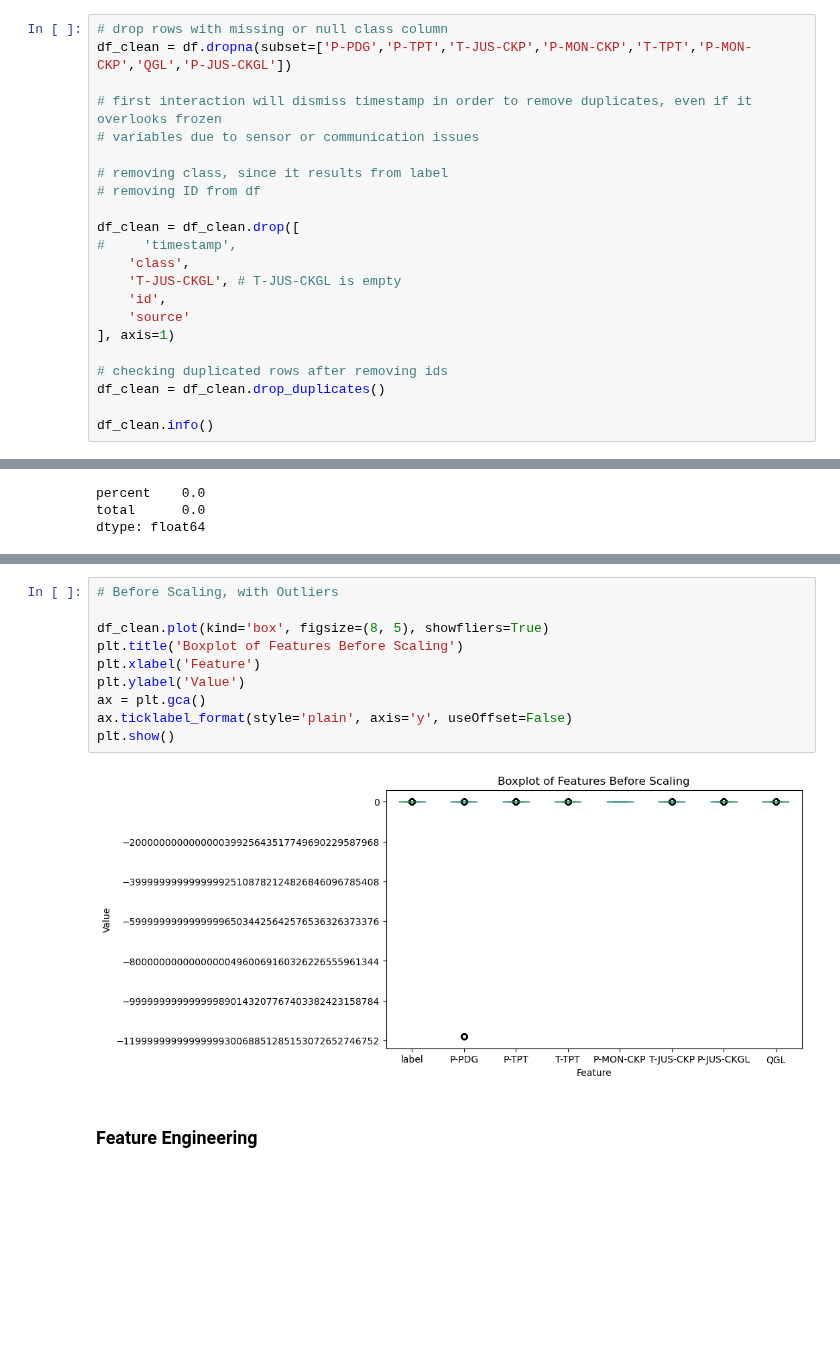
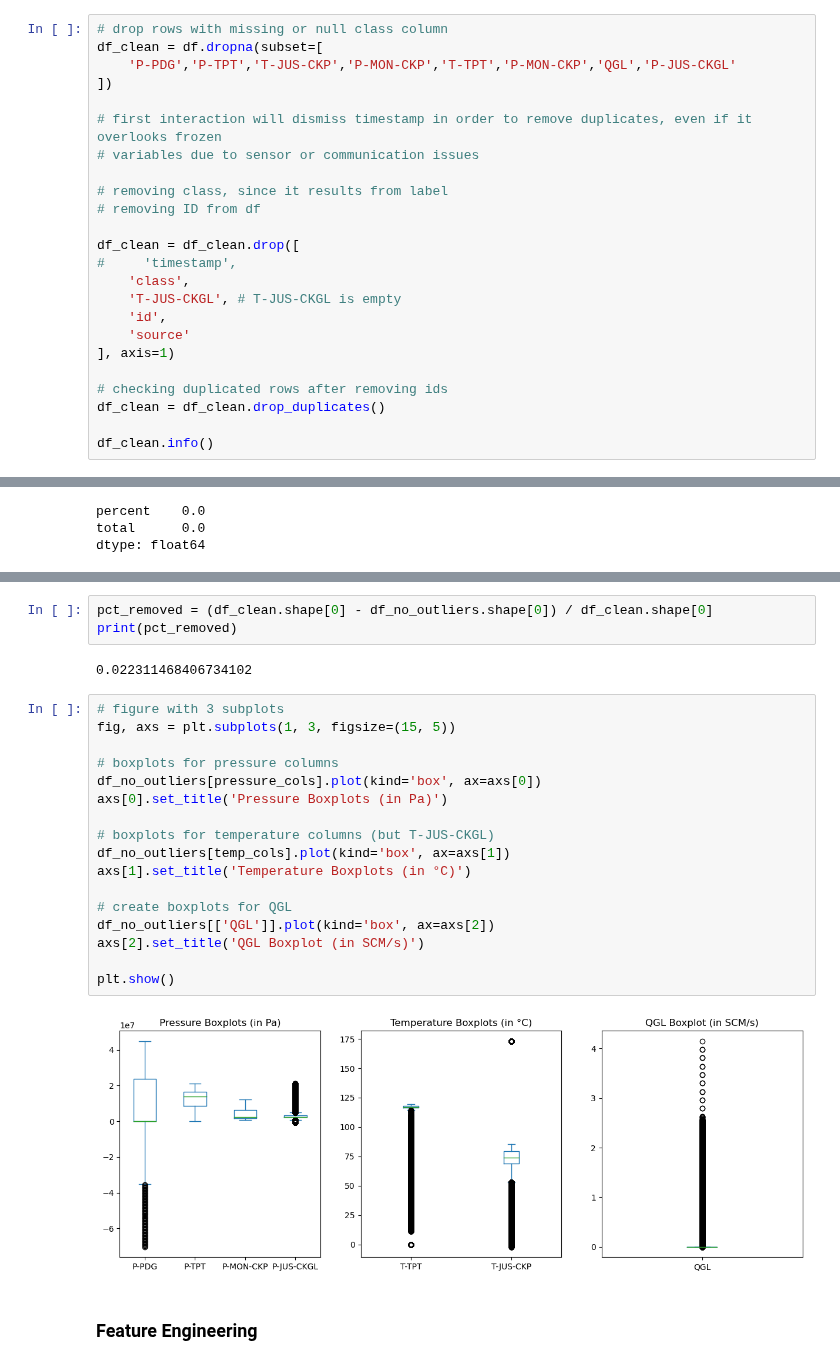
Before and after one commit to RealDyllon/3W-Petrobras, a Jupyter notebook: overviews/_baseline/Severe_Slugging_Classification.ipynb, the cells around one changed output, grey strips where cells are left out. Drawn from its saved outputs; the diff is of its cells as text; blank space fills up the shorter version.

Commit message:
removed outliers

```diff
--- a/overviews/_baseline/Severe_Slugging_Classification.ipynb
+++ b/overviews/_baseline/Severe_Slugging_Classification.ipynb
@@ -180,7 +203,9 @@ missing_value_df
 ### Data Cleaning
 # %%
 # drop rows with missing or null class column
-df_clean = df.dropna(subset=['P-PDG','P-TPT','T-JUS-CKP','P-MON-CKP','T-TPT','P-MON-CKP','QGL','P-JUS-CKGL'])
+df_clean = df.dropna(subset=[
+    'P-PDG','P-TPT','T-JUS-CKP','P-MON-CKP','T-TPT','P-MON-CKP','QGL','P-JUS-CKGL'
+])
 
 # first interaction will dismiss timestamp in order to remove duplicates, even if it overlooks frozen
 # variables due to sensor or communication issues
@@ -248,15 +288,27 @@ df_clean.describe()
+# %%
+pct_removed = (df_clean.shape[0] - df_no_outliers.shape[0]) / df_clean.shape[0]
+print(pct_removed)
+# %% [output]
+0.022311468406734102
 # %%
-# Before Scaling, with Outliers
+# figure with 3 subplots
+fig, axs = plt.subplots(1, 3, figsize=(15, 5))
 
-df_clean.plot(kind='box', figsize=(8, 5), showfliers=True)
-plt.title('Boxplot of Features Before Scaling')
-plt.xlabel('Feature')
-plt.ylabel('Value')
-ax = plt.gca()
-ax.ticklabel_format(style='plain', axis='y', useOffset=False)
+# boxplots for pressure columns
+df_no_outliers[pressure_cols].plot(kind='box', ax=axs[0])
+axs[0].set_title('Pressure Boxplots (in Pa)')
+
+# boxplots for temperature columns (but T-JUS-CKGL)
+df_no_outliers[temp_cols].plot(kind='box', ax=axs[1])
+axs[1].set_title('Temperature Boxplots (in °C)')
+
+# create boxplots for QGL
+df_no_outliers[['QGL']].plot(kind='box', ax=axs[2])
+axs[2].set_title('QGL Boxplot (in SCM/s)')
+
 plt.show()
 # %% [output]
-[figure, old version]
+[figure, new version]
 # %% [markdown]
 ### Feature Engineering
 # %%
```
Also changed, not shown: parts of 34 cells of this notebook, 1 other file.
